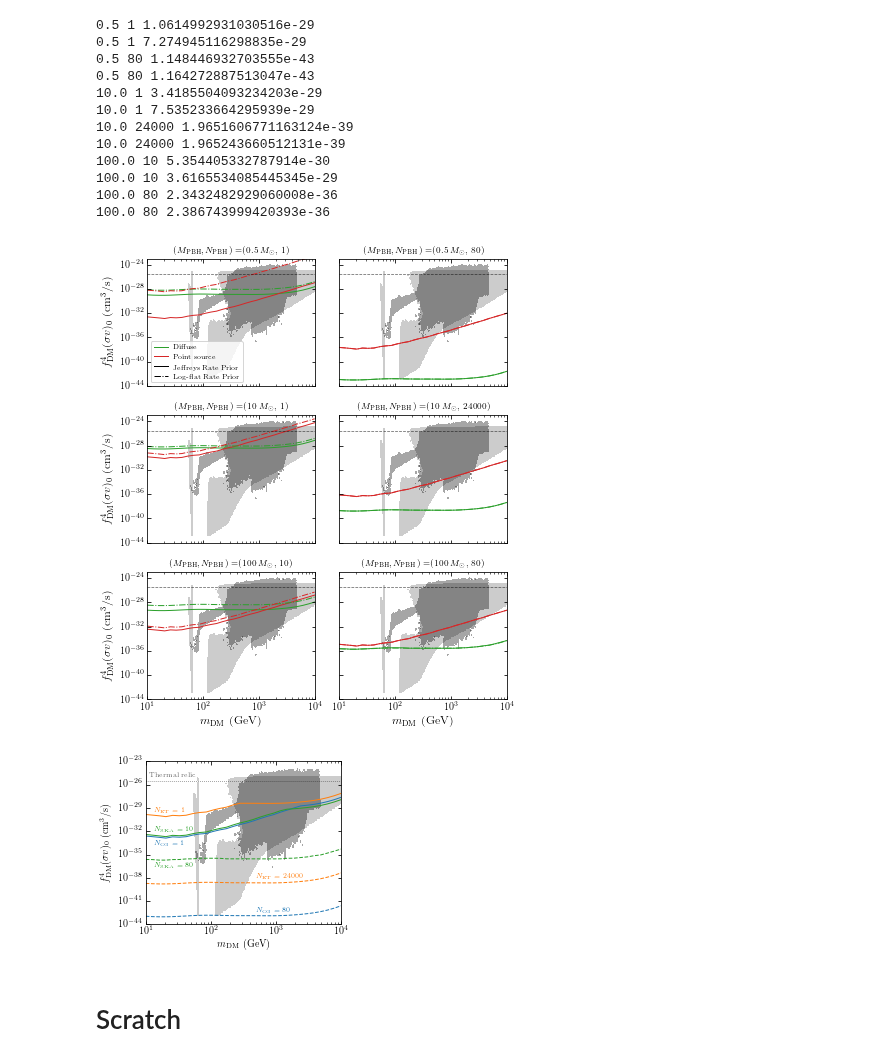
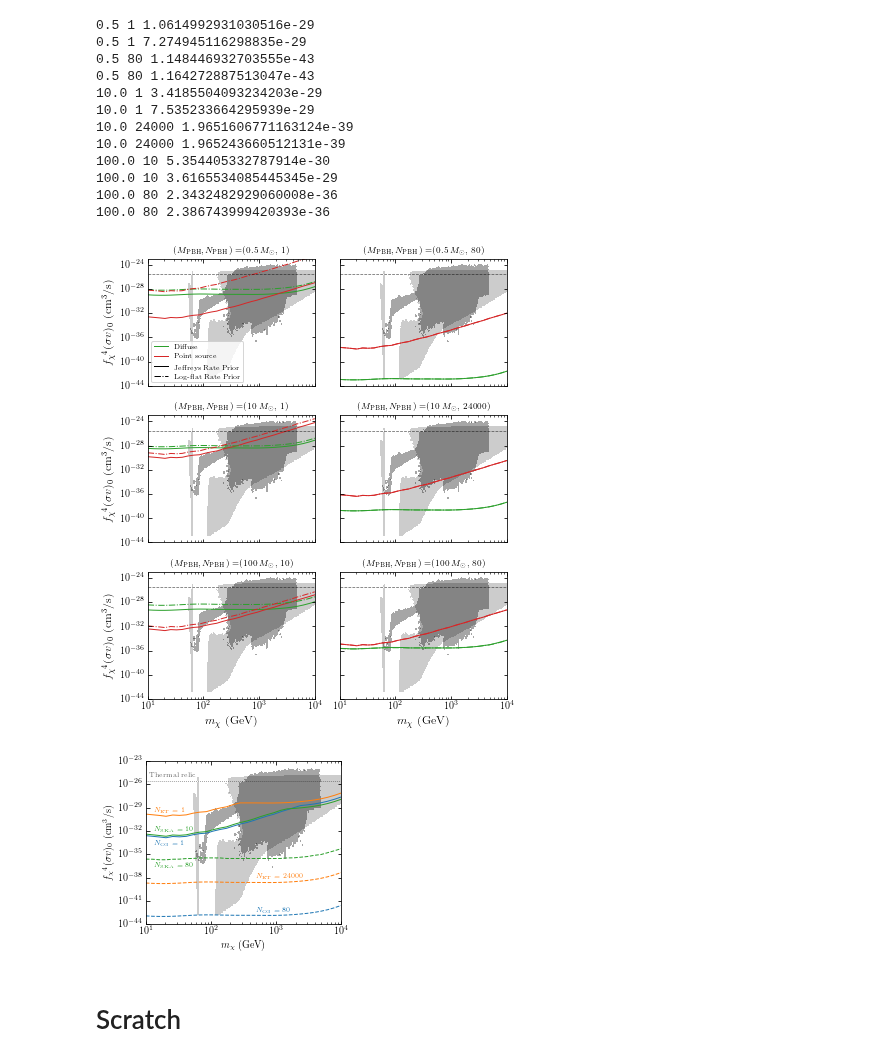
Before and after one commit to adam-coogan/pbhs_vs_wimps, a Jupyter notebook: posterior_sv_analysis_29_mar_2019.ipynb, the cells around one changed output. Drawn from its saved outputs; the diff is of its cells as text; code cells hidden in the pictures.

```diff
--- a/posterior_sv_analysis_29_mar_2019.ipynb
+++ b/posterior_sv_analysis_29_mar_2019.ipynb
@@ -68,7 +68,7 @@ for i in range(axes.shape[0]):
         for prior, ls in zip(["J", "LF"], ['-', '-.']):
             # Diffuse limit
             post_diff = DiffusePosterior(m_pbh, n_pbh, test=False,
-                                         merger_rate_prior=prior)
+                                         merger_rate_prior=prior, sv_prior=sv_prior)
             m_dms, sv_diff_bounds = post_diff.sv_bounds(save=False, alpha=0.95)
             print(m_pbh, n_pbh, sv_diff_bounds[0])
             lab = "Diffuse" if prior == "J" else ""
@@ -92,16 +92,16 @@ for i in range(axes.shape[0]):
         ax.set_title(r"$(M_{\mathrm{PBH}}, N_{\mathrm{PBH}}) = $" +
                      "({:g} $M_\odot$, {:d})".format(m_pbh, n_pbh), fontsize=9.0)
         if i == axes.shape[0] - 1:
-            ax.set_xlabel(r"$m_{\mathrm{DM}}$ (GeV)", fontsize=12)
+            ax.set_xlabel(r"$m_{\chi}$ (GeV)", fontsize=12)
         if j == 0:
-            ax.set_ylabel(r"$f_{\mathrm{DM}}^4 (\sigma v)_0$ (cm$^3$/s)", fontsize=12)
+            ax.set_ylabel(r"$f_{\chi}{}^4 (\sigma v)_0$ (cm$^3$/s)", fontsize=12)
         if i == 0 and j == 0:
             ax.plot([1e-50, 1e-50], [1e-50, 1e-50], color='k', linestyle='-', label='Jeffreys Rate Prior')
             ax.plot([1e-50, 1e-50], [1e-50, 1e-50], color='k', linestyle='-.', label='Log-flat Rate Prior')
             ax.legend(fontsize=7)
 
 fig.tight_layout()
-fig.savefig("figures/sv_limits_ps_diff_comparison.pdf", bbox_inches='tight',pad_inches = 0.05)
+fig.savefig("figures/sv_limits_ps_diff_comparison_sv_prior=" + sv_prior + ".pdf", bbox_inches='tight',pad_inches = 0.05)
 # %% [output]
 0.5 1 1.0614992931030516e-29
 0.5 1 7.274945116298835e-29
@@ -115,7 +115,7 @@ fig.savefig("figures/sv_limits_ps_diff_comparison.pdf", bbox_inches='tight',pad_
 100.0 10 3.6165534085445345e-29
 100.0 80 2.3432482929060008e-36
 100.0 80 2.386743999420393e-36
-[figure, old version]
+[figure, new version]
 # %%
 #fig, ax = plt.subplots(1, 1, figsize=(3.5, 2.7))
 fig, ax = plt.subplots(1, 1, figsize=(3.5, 3.0))
@@ -127,45 +127,45 @@ for i in range(m_pbhs.shape[0]):
 
         # Plot strongest gamma-ray constraint
         post_diff = DiffusePosterior(m_pbh, n_pbh, test=False,
-                                     merger_rate_prior=merger_rate_prior)
+                                     merger_rate_prior=merger_rate_prior, sv_prior=sv_prior)
         post_ps = PointSourcePosterior(m_pbh, n_pbh, test=False,
-                                       merger_rate_prior=merger_rate_prior)
+                                       merger_rate_prior=merger_rate_prior, sv_prior=sv_prior)
         m_dms, sv_diff_bounds = post_diff.sv_bounds(save=False, alpha=0.95)
         m_dms, sv_ps_bounds = post_ps.sv_bounds(save=False, alpha=0.95)
         ax.loglog(m_dms, np.min([sv_diff_bounds, sv_ps_bounds], axis=0),
                   color=pbh_colors[m_pbh], linestyle=ls, linewidth=1)
 
 # BSM physics contours
 plot_gambit_contour_envelope(ax, 'k')
 # Thermal relic cross section
 ax.axhline(3e-26, linestyle=':', color='k', alpha=0.6, linewidth=0.75)
 ax.text(1.12e1, 7e-26, "Thermal relic", alpha=0.6, fontsize=7)
 # Unitarity bound
 #eps = 1  # <sigma v>_0 / <sigma v>
 #ax.plot(m_dms, eps * 3e-30 * (m_dms / 1e3)**2,
 #        linestyle=':', color='k', alpha=0.6, linewidth=0.75)
 #ax.plot(m_dms, 3e-30 * (m_dms / 1e3)**2,
 #        linestyle=':', color='k', alpha=0.6, linewidth=0.75)
 # ax.text(3e3, 8e-34, "Unitarity", fontsize=6, rotation=14, alpha=0.6)
 
 # Formatting
 ax.set_xlim(m_dms[[0, -1]])
 ax.set_ylim(1e-44, 1e-23)
-ax.set_xlabel(r"$m_{\mathrm{DM}}$ (GeV)", fontsize=10.0)
-ax.set_ylabel(r"$f_{\mathrm{DM}}^4 (\sigma v)_0$ (cm$^3$/s)", fontsize=10.0)
+ax.set_xlabel(r"$m_{\chi}$ (GeV)", fontsize=10.0)
+ax.set_ylabel(r"$f_{\chi}{}^4 (\sigma v)_0$ (cm$^3$/s)", fontsize=10.0)
 # N_min labels
 ax.text(1.35e1, 2e-30, r"$N_{\mathrm{ET}} = 1$", fontsize=7, color=pbh_colors[10])
 ax.text(1.35e1, 6e-33, r"$N_{\mathrm{SKA}} = 10$", fontsize=7, color=pbh_colors[100])
 ax.text(1.35e1, 1.5e-34, r"$N_{\mathrm{O3}} = 1$", fontsize=7, color=pbh_colors[0.5])
 # N_max labels
 ax.text(1.35e1, 1.5e-37, r"$N_{\mathrm{SKA}} = 80$", fontsize=7, color=pbh_colors[100])
 ax.text(5e2, 5e-39, r"$N_{\mathrm{ET}} = 24000$", fontsize=7, color=pbh_colors[10])
 ax.text(5e2, 3e-43, r"$N_{\mathrm{O3}} = 80$", fontsize=7, color=pbh_colors[0.5])
 
 #fig.tight_layout()
-fig.savefig("figures/sv_limits.pdf", bbox_inches='tight',pad_inches = 0.05)
+fig.savefig("figures/sv_limits_sv_prior=" + sv_prior + ".pdf", bbox_inches='tight',pad_inches = 0.05)
 # %% [output]
-[figure, old version]
+[figure, new version]
 # %% [markdown]
 # Scratch
 # %%
```
Also changed, not shown: 4 other files.
